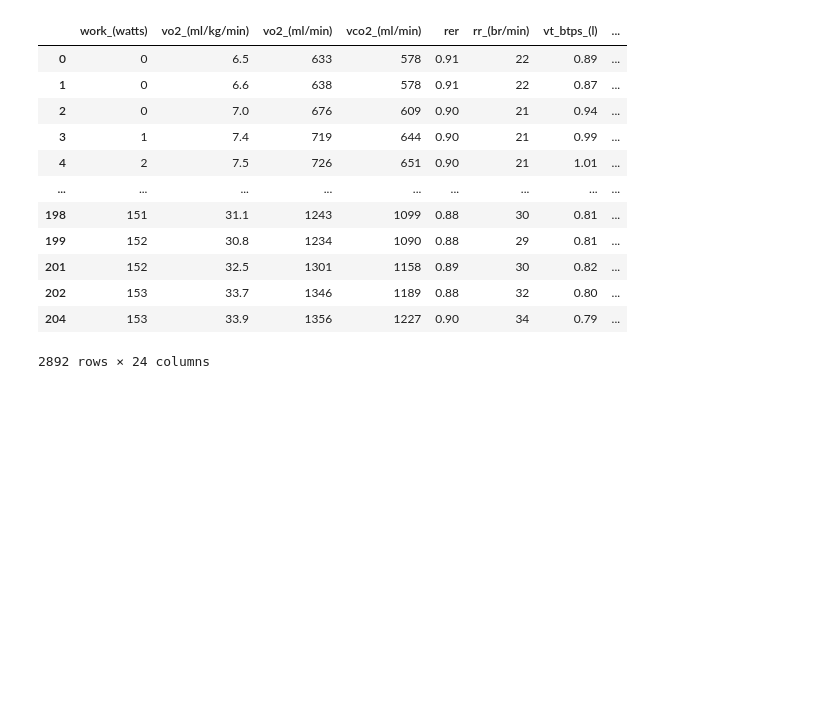
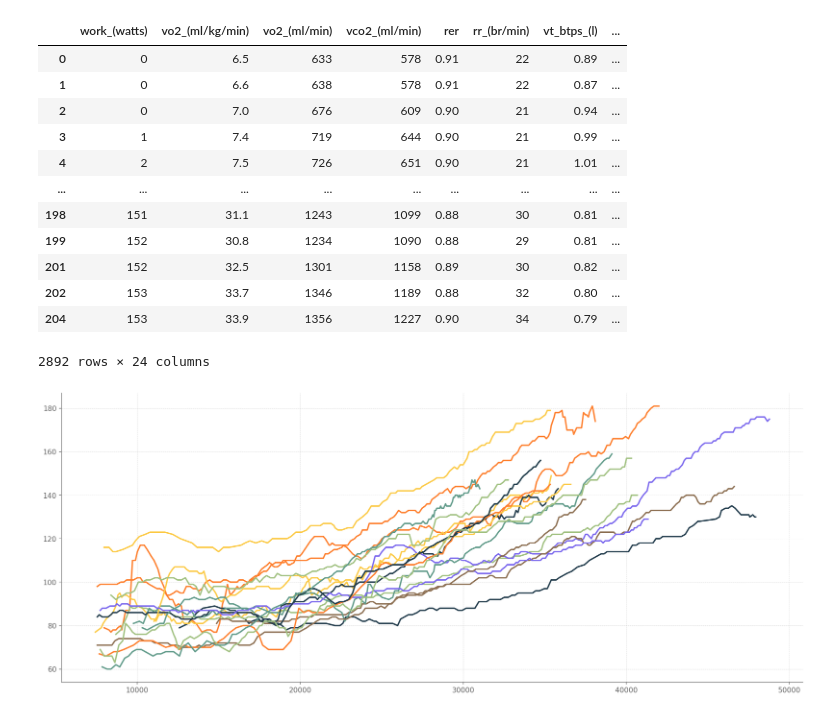
Before and after one commit to GiuseppeMinardi/thesis_breath_frequency, a Jupyter notebook: notebooks/data_cleaning.ipynb, the cells around one changed output. Saved outputs shown, nothing was run; the diff lists cells and outputs as text; code cells hidden in the pictures; blank space fills up the shorter version.

```diff
--- a/notebooks/data_cleaning.ipynb
+++ b/notebooks/data_cleaning.ipynb
@@ -167,3 +167,12 @@ Skipping sheet SM
 | 202 | 153 | 33.7 | 1346 | 1189 | 0.88 | 32 | 0.80 | ... |
 | 204 | 153 | 33.9 | 1356 | 1227 | 0.90 | 34 | 0.79 | ... |
 2892 rows × 24 columns
+# %%
+from matplotlib import pyplot as plt
+
+fig, ax = plt.subplots(figsize=(15, 6))
+
+for patient, group in final_dataframe.groupby("patient"):
+    ax.plot(group["time_seconds"], group["hr_(bpm)"], label=patient)
+# %% [output]
+[figure, added]
```
Also changed, not shown: 9 other files.
